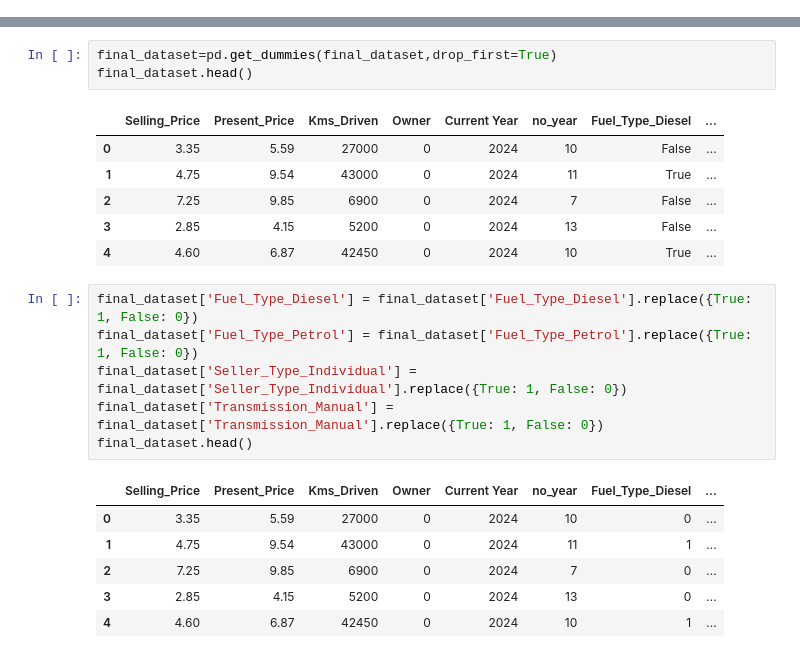
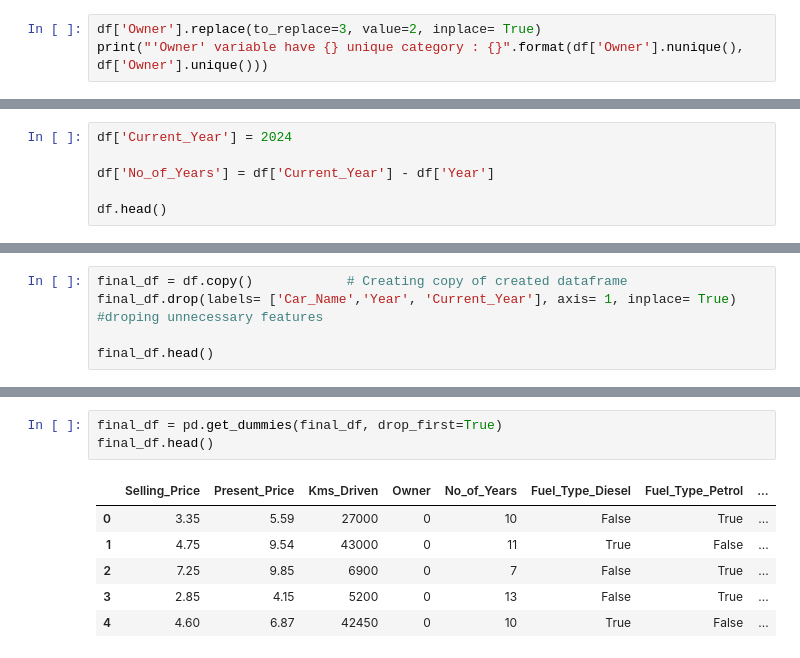
Before and after one commit to sahilgupta028/Car_price_prediction, a Jupyter notebook: Untitled.ipynb, the cells around one changed output, grey strips where cells are left out. Saved outputs shown, nothing was run; the diff lists cells and outputs as text.

```diff
--- a/Untitled.ipynb
+++ b/Untitled.ipynb
@@ -37,0 +88,3 @@ dtype: int64
+# %%
+df['Owner'].replace(to_replace=3, value=2, inplace= True)
+print("'Owner' variable have {} unique category : {}".format(df['Owner'].nunique(), df['Owner'].unique()))
@@ -91,0 +119,6 @@ final_dataset.head()
+# %%
+df['Current_Year'] = 2024
+
+df['No_of_Years'] = df['Current_Year'] - df['Year']
+
+df.head()
@@ -91,0 +132,5 @@ final_dataset.head()
+# %%
+final_df = df.copy()            # Creating copy of created dataframe
+final_df.drop(labels= ['Car_Name','Year', 'Current_Year'], axis= 1, inplace= True)          #droping unnecessary features
+
+final_df.head()
@@ -92,23 +217,10 @@ final_dataset.head()
 # %%
-final_dataset=pd.get_dummies(final_dataset,drop_first=True)
-final_dataset.head()
+final_df = pd.get_dummies(final_df, drop_first=True)
+final_df.head()
 # %% [output]
-|  | Selling_Price | Present_Price | Kms_Driven | Owner | Current Year | no_year | Fuel_Type_Diesel | ... |
-| 0 | 3.35 | 5.59 | 27000 | 0 | 2024 | 10 | False | ... |
-| 1 | 4.75 | 9.54 | 43000 | 0 | 2024 | 11 | True | ... |
-| 2 | 7.25 | 9.85 | 6900 | 0 | 2024 | 7 | False | ... |
-| 3 | 2.85 | 4.15 | 5200 | 0 | 2024 | 13 | False | ... |
-| 4 | 4.60 | 6.87 | 42450 | 0 | 2024 | 10 | True | ... |
+|  | Selling_Price | Present_Price | Kms_Driven | Owner | No_of_Years | Fuel_Type_Diesel | Fuel_Type_Petrol | ... |
+| 0 | 3.35 | 5.59 | 27000 | 0 | 10 | False | True | ... |
+| 1 | 4.75 | 9.54 | 43000 | 0 | 11 | True | False | ... |
+| 2 | 7.25 | 9.85 | 6900 | 0 | 7 | False | True | ... |
+| 3 | 2.85 | 4.15 | 5200 | 0 | 13 | False | True | ... |
+| 4 | 4.60 | 6.87 | 42450 | 0 | 10 | True | False | ... |
-# %%
-final_dataset['Fuel_Type_Diesel'] = final_dataset['Fuel_Type_Diesel'].replace({True: 1, False: 0})
-final_dataset['Fuel_Type_Petrol'] = final_dataset['Fuel_Type_Petrol'].replace({True: 1, False: 0})
-final_dataset['Seller_Type_Individual'] = final_dataset['Seller_Type_Individual'].replace({True: 1, False: 0})
-final_dataset['Transmission_Manual'] = final_dataset['Transmission_Manual'].replace({True: 1, False: 0})
-final_dataset.head()
-# %% [output]
-|  | Selling_Price | Present_Price | Kms_Driven | Owner | Current Year | no_year | Fuel_Type_Diesel | ... |
-| 0 | 3.35 | 5.59 | 27000 | 0 | 2024 | 10 | 0 | ... |
-| 1 | 4.75 | 9.54 | 43000 | 0 | 2024 | 11 | 1 | ... |
-| 2 | 7.25 | 9.85 | 6900 | 0 | 2024 | 7 | 0 | ... |
-| 3 | 2.85 | 4.15 | 5200 | 0 | 2024 | 13 | 0 | ... |
-| 4 | 4.60 | 6.87 | 42450 | 0 | 2024 | 10 | 1 | ... |
```
Also changed, not shown: parts of 64 cells of this notebook, 4 other files.
